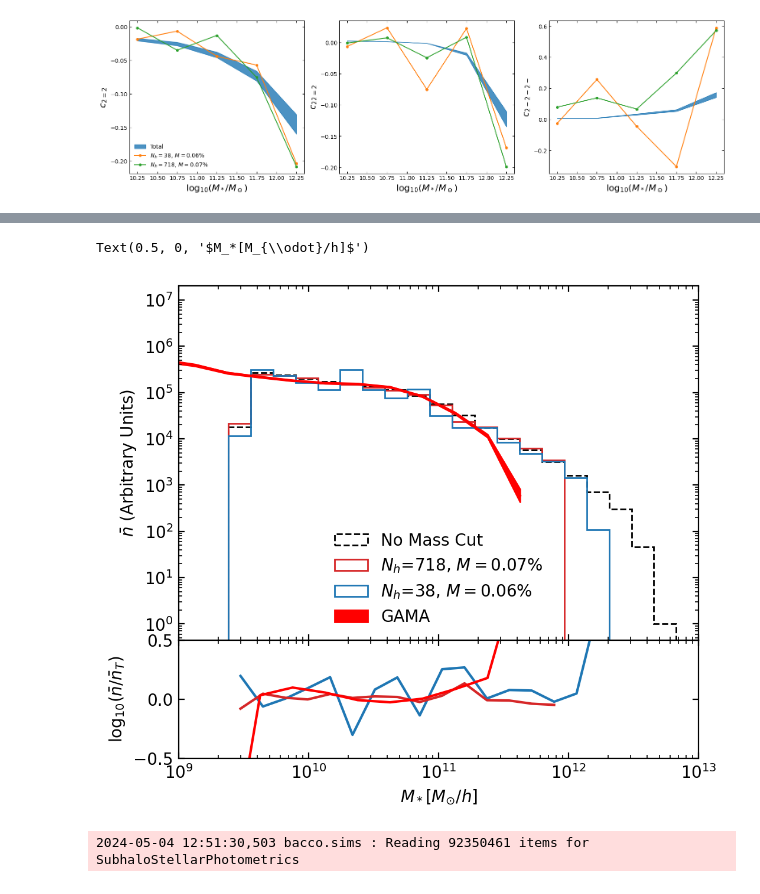
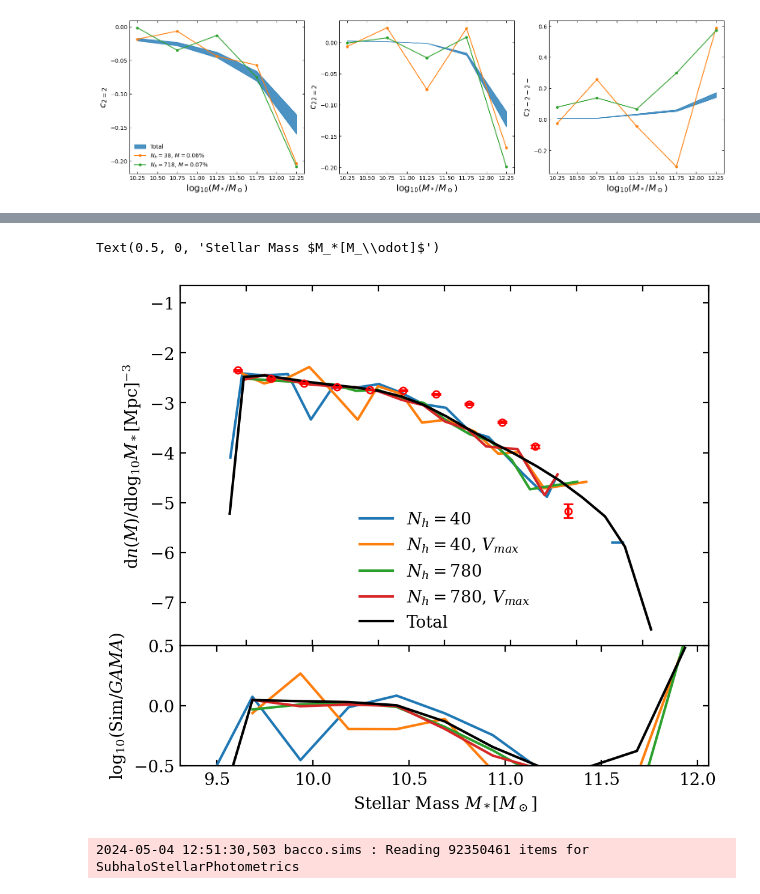
Before and after one commit to fgmaion/MTNG-resims, a Jupyter notebook: Notebooks/estimate_halo_number.ipynb, the cells around one changed output, grey strips where cells are left out. Drawn from its saved outputs; the diff is of its cells as text; code cells hidden in the pictures.

```diff
--- a/Notebooks/estimate_halo_number.ipynb
+++ b/Notebooks/estimate_halo_number.ipynb
@@ -63,5 +69,5 @@ sel_total = splitter.subhalo_sel(mhalo_edges=np.array([[8,15]]), vmax_sel=False,
 # %%
 sel = {}
-sel['2'] = splitter.subhalo_sel(mhalo_edges=mass_edges, vmax_sel=True, Nhalos=2)
+sel['2'] = splitter.subhalo_sel(mhalo_edges=mass_edges, vmax_sel=False, Nhalos=2)
 # %%
 sel_vmax = splitter.subhalo_sel(mhalo_edges=mass_edges, vmax_sel=True, Nhalos=2)
@@ -73,0 +76,2 @@ sel['Custom'] = splitter.subhalo_sel(mhalo_edges=mass_edges, vmax_sel=False, Nha
+# %%
+sel['vmax_Custom'] = splitter.subhalo_sel(mhalo_edges=mass_edges, vmax_sel=True, Nhalos=c_Nhalos)
@@ -155,4 +211,6 @@ smf_total = splitter.stellar_mf(gal_sel=sel_total['gal_sel'], sel_mask=sel_total
 
 smf = {}
 smf['2'] = splitter.stellar_mf(gal_sel=sel['2']['gal_sel'], sel_mask=sel['2'], nbins=nbins)
+smf['vmax'] = splitter.stellar_mf(gal_sel=sel_vmax['gal_sel'], sel_mask=sel_vmax, nbins=nbins, vmax_sel=True)
 smf['Custom'] = splitter.stellar_mf(gal_sel=sel['Custom']['gal_sel'], sel_mask=sel['Custom'], nbins=nbins)
+smf['vmax_Custom'] = splitter.stellar_mf(gal_sel=sel['vmax_Custom']['gal_sel'], sel_mask=sel['vmax_Custom'], nbins=nbins, vmax_sel=True)
@@ -178,58 +238,62 @@ GAMA = np.array([
     [11.375, -3.414, 0.032],
     [11.625, -4.704, 0.138]
 ])
+# %%
+GAMA_corr = np.zeros((GAMA.shape[0], 4))
+GAMA_corr[:,0] = np.log10( 10**GAMA[:,0] / 0.7**2 )
+GAMA_corr[:,1] = np.log10( 10**GAMA[:,1] * 0.7**3 )
+
+# Transforming the errors is a bit more involved
+xn = 10**GAMA[:,1] * ( 1 - 10**(-GAMA[:,2]) )
+xp = 10**GAMA[:,1] * ( 10**(GAMA[:,2]) - 1 )
+
+GAMA_corr[:,2] = GAMA[:,1] - np.log10( 10**GAMA[:,1] - xn  )
+GAMA_corr[:,3] = np.log10( 10**GAMA[:,1] + xp  ) - GAMA[:,1]
 # %%
 fig = plt.figure(dpi=200, figsize=(5.5,5))
 
 ax1=fig.add_axes((.1,.3,.8,.6))
 
-ax1.set_xscale('log')
+# centers = 0.5*(smf_total['bins'][1:] + smf_total['bins'][:-1])
+# bins = smf['2']['bins']
 
-centers = 0.5*(smf_total['bins'][1:] + smf_total['bins'][:-1])
-bins = smf['2']['bins']
-
-ax1.hist(centers, bins=bins, weights=smf_total['smf'],\
-         log=True, histtype='step', color='k', label='No Mass Cut', ls='--');
-
-ax1.hist(centers, bins=bins, weights=smf['Custom']['smf'],\
-         log=True, histtype='step', color='C3', label='$N_h$={:d}, $M={:.2f}\%$'.format(sel['Custom']['Nh'], 100*sel['Custom']['mh_tot']/sel_total['mh_tot']));
-
-ax1.hist(centers, bins=bins, weights=smf['2']['smf'],\
-         log=True, histtype='step', color='C0', label='$N_h$={:d}, $M={:.2f}\%$'.format(sel['2']['Nh'], 100*sel['2']['mh_tot']/sel_total['mh_tot']));
+ax1.plot(np.log10(smf['2']['mstar']), np.log10(smf['2']['smf']), label='$N_h=40$')
+ax1.plot(np.log10(smf['vmax']['mstar']), np.log10(smf['vmax']['smf']), label='$N_h=40$, $V_{max}$')
+ax1.plot(np.log10(smf['Custom']['mstar']), np.log10(smf['Custom']['smf']), label='$N_h=780$')
+ax1.plot(np.log10(smf['vmax_Custom']['mstar']), np.log10(smf['vmax_Custom']['smf']), label='$N_h=780$, $V_{max}$')
+ax1.plot(np.log10(smf_total['mstar']), np.log10(smf_total['smf']), label='Total', color='k')
 
 
-norm = 3e7
-ax1.plot(10**GAMA[:,0], norm*10**GAMA[:,1], color='r')
-ax1.fill_between(10**GAMA[:,0], norm*10**(GAMA[:,1]-GAMA[:,2]), norm*10**(GAMA[:,1]+GAMA[:,2]), color='r', label='GAMA')
+ax1.errorbar(GAMA_corr[:,0], GAMA_corr[:,1], yerr=[GAMA_corr[:,2],GAMA_corr[:,3]], color='r', marker='o', capsize=3, ms=4, fillstyle='none', ls='')
 
 ax1.legend(loc='lower center')
 
-ax1.set_xlim(1e9, 1e13)
+ax1.set_xlim(9, 13)
 
-ax1.set_ylabel('$\\bar{n}$ (Arbitrary Units)')
+ax1.set_ylabel('$\mathrm{d}n(M)/\mathrm{dlog}_{10}M_*[\mathrm{Mpc}]^{-3}$')
 ax1.set_xticklabels([])
 
 ax2=fig.add_axes((.1,.1,.8,.2))
 
-ax2.set_xscale('log')
+ax2.plot(GAMA_corr[:,0], np.interp( GAMA_corr[:,0], np.log10(smf['2']['mstar']), np.log10(smf['2']['smf']) )-GAMA_corr[:,1] )
+ax2.plot(GAMA_corr[:,0], np.interp( GAMA_corr[:,0], np.log10(smf['vmax']['mstar']), np.log10(smf['vmax']['smf']) )-GAMA_corr[:,1] )
+ax2.plot(GAMA_corr[:,0], np.interp( GAMA_corr[:,0], np.log10(smf['Custom']['mstar']), np.log10(smf['Custom']['smf']) )-GAMA_corr[:,1] )
+ax2.plot(GAMA_corr[:,0], np.interp( GAMA_corr[:,0], np.log10(smf['vmax_Custom']['mstar']), np.log10(smf['vmax_Custom']['smf']) )-GAMA_corr[:,1] )
+ax2.plot(GAMA_corr[:,0], np.interp( GAMA_corr[:,0], np.log10(smf_total['mstar']), np.log10(smf_total['smf']) )-GAMA_corr[:,1], color='k')
 
-ax2.plot( centers, np.log10( smf_total['smf'] / smf["2"]['smf'] ),  color="C0")
-ax2.plot( centers, np.log10( smf_total['smf'] / smf["Custom"]['smf'] ),  color="C3")
 
-ax2.plot( 10**GAMA[:,0], np.log10( np.interp(10**GAMA[:,0], centers, smf_total['smf']) / (norm*10**GAMA[:,1]) ), color='r', label='GAMA')
-
-ax2.set_xlim(1e9, 1e13)
+#ax2.set_xlim(1e9, 1e13)
 
 ax2.set_ylim(-0.5,0.5)
 
 #ax2.fill_between(centers, -0.05,0.05, color='gray', alpha=0.1)
 #ax2.fill_between(centers, -0.1,0.1, color='gray', alpha=0.1)
 
-ax2.set_ylabel('$\log_{10}(\\bar{n}/\\bar{n}_T)$')
-ax2.set_xlabel('$M_*[M_{\odot}/h]$')
+ax2.set_ylabel('$\log_{10}(\mathrm{Sim}/GAMA)$')
+ax2.set_xlabel('Stellar Mass $M_*[M_\odot]$')
 # %% [output]
-Text(0.5, 0, '$M_*[M_{\\odot}/h]$')
+Text(0.5, 0, 'Stellar Mass $M_*[M_\\odot]$')
-[figure, old version]
+[figure, new version]
 # %%
 sel = np.where( (sim.sub['LenType'][:,4]>200) & (np.sum(sim.sub['MassType'], axis=1)>1) )
 
```
Also changed, not shown: parts of 23 cells of this notebook, 1 other file.
